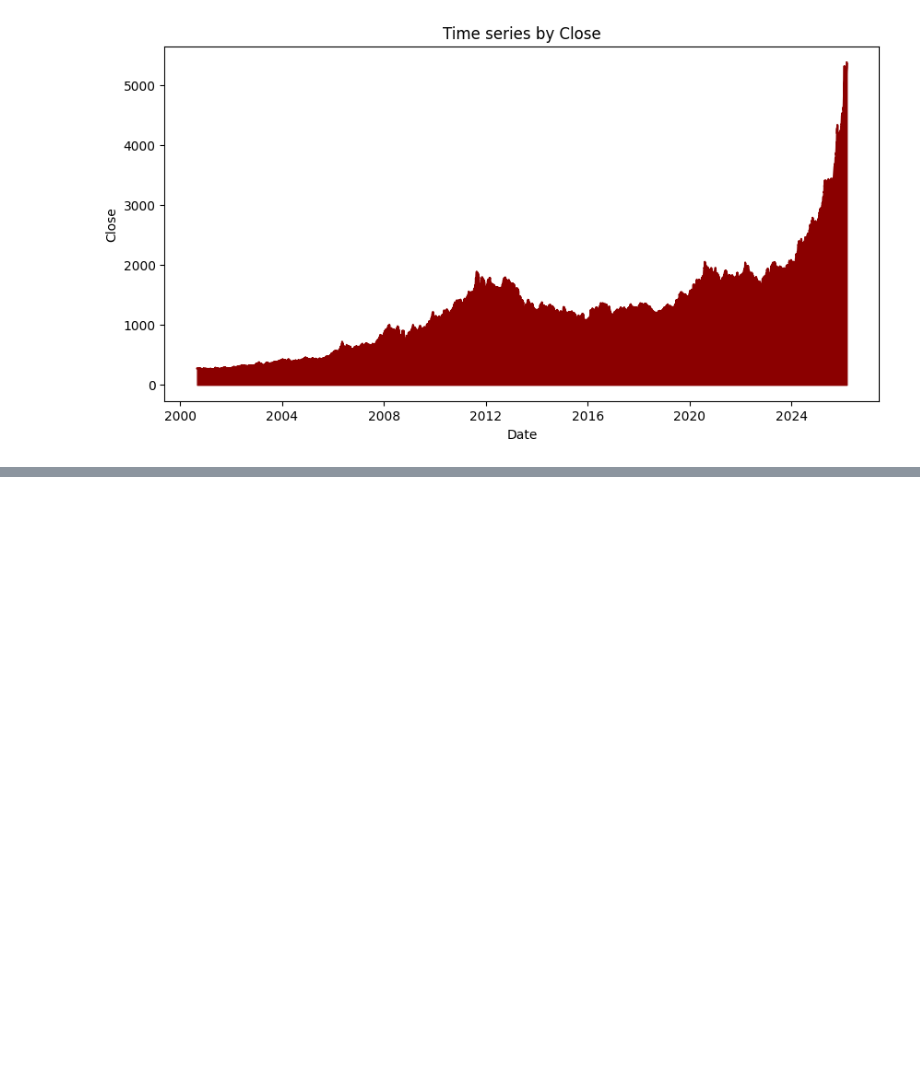
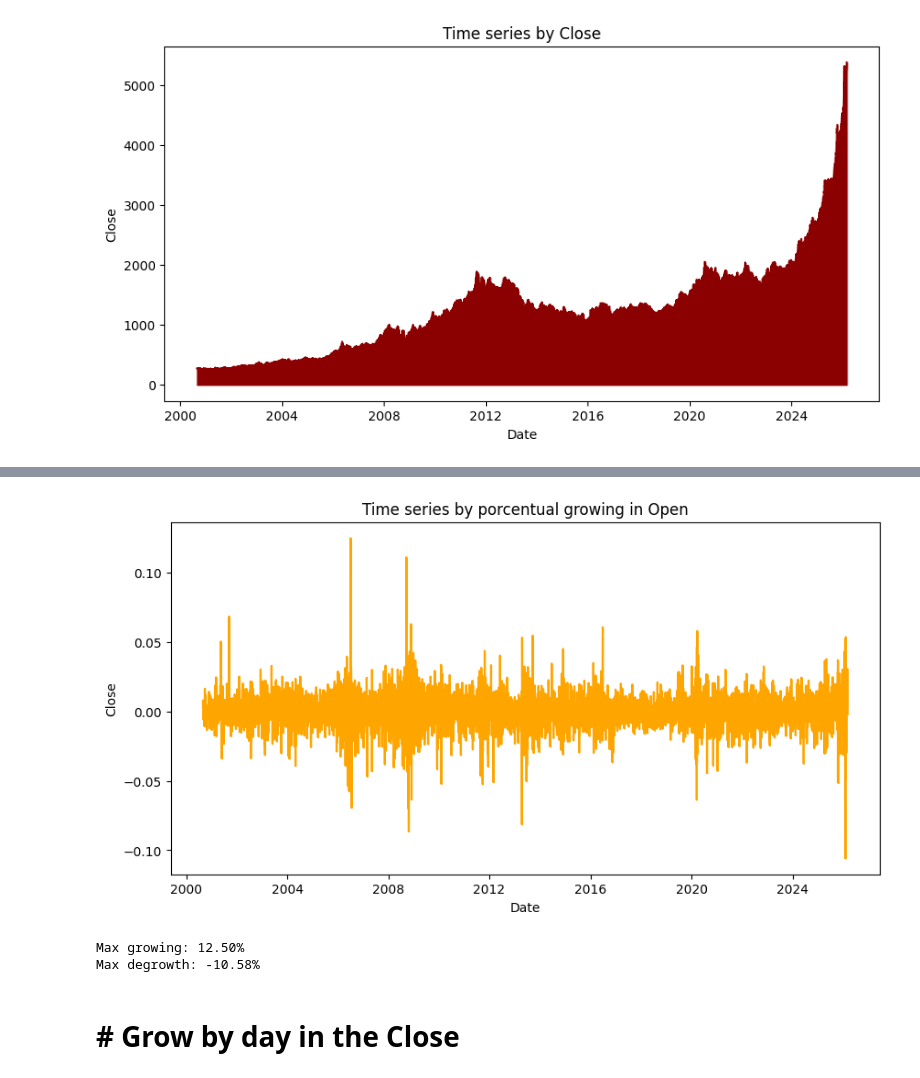
Before and after one commit to jhonssonisaza/GitHub-tutorial, a Jupyter notebook: Graphics.ipynb, the cells around one changed output, grey strips where cells are left out. Cells and saved outputs as stored; diff of their text form; code cells hidden in the pictures; blank space fills up the shorter version.

```diff
--- a/Graphics.ipynb
+++ b/Graphics.ipynb
@@ -291,0 +292,3 @@ plt.show()
+# %%
+df["GrowByOpen"] = df["Open"].dropna().pct_change()
+df["GrowByOpen"].head()
@@ -291,0 +303,26 @@ plt.show()
+# %%
+date = pd.to_datetime(df["Date"], format='%d-%m-%y')
+value = df["GrowByOpen"]
+
+df.set_index(date, inplace=True)
+
+plt.figure(figsize=(10,5))
+
+plt.plot(date, value, color="orange")
+plt.fill_between(date, value, color="orange", alpha=1)
+
+plt.title("Time series by porcentual growing in Open")
+plt.xlabel("Date")
+plt.ylabel("Close")
+
+plt.show()
+# %% [output]
+[figure, added]
+# %%
+print(f"Max growing: {df["GrowByOpen"].max():.2%}")
+print(f"Max degrowth: {df["GrowByOpen"].min():.2%}")
+# %% [output]
+Max growing: 12.50%
+Max degrowth: -10.58%
+# %% [markdown]
+# # Grow by day in the Close
```
Also changed, not shown: parts of 6 cells of this notebook.
